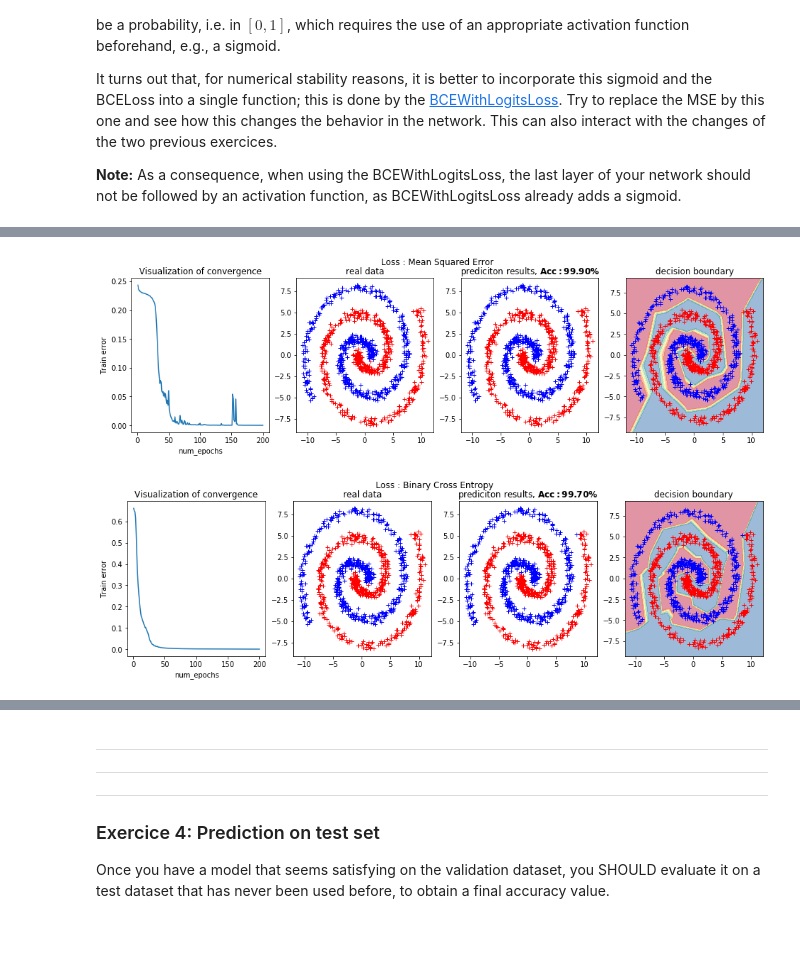
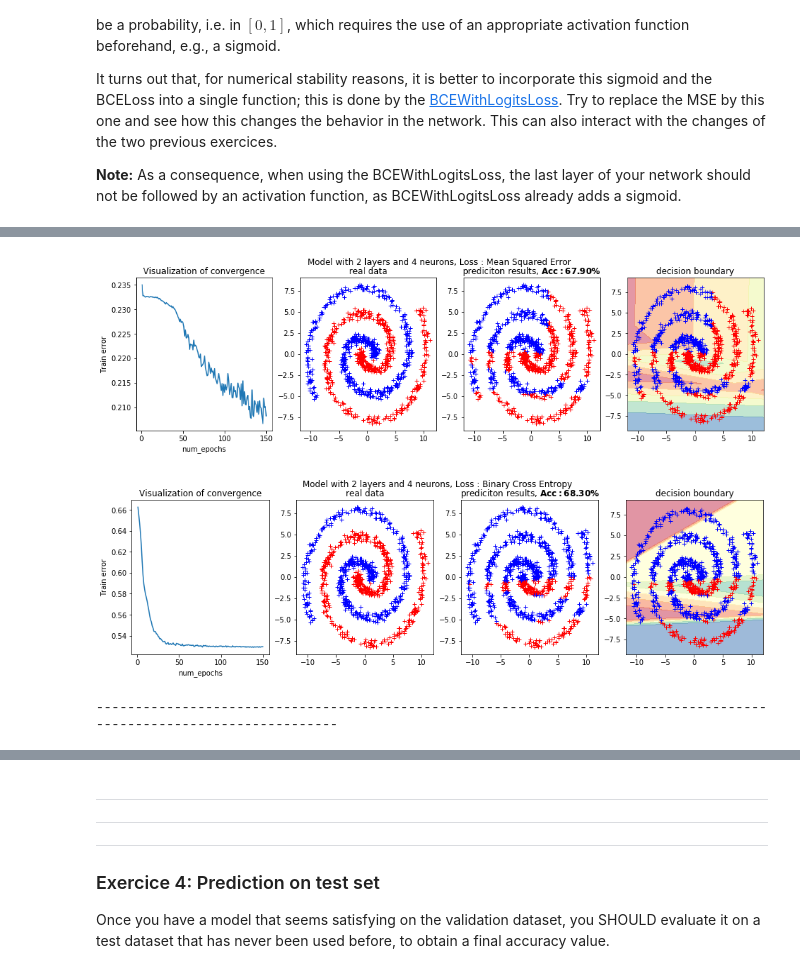
Before and after one commit to EmmanuelJhno/Advanced_Deep_Learning, a Jupyter notebook: Lab1/Training_binary_classification_model_with_pytorch.ipynb, the cells around one changed output, grey strips where cells are left out. Cells and saved outputs as stored; diff of their text form; code cells hidden in the pictures; blank space fills up the shorter version.

```diff
--- a/Lab1/Training_binary_classification_model_with_pytorch.ipynb
+++ b/Lab1/Training_binary_classification_model_with_pytorch.ipynb
@@ -279,0 +318,7 @@ class MultiLayerModel(nn.Module):
+# %%
+model.eval() # set the model to test mode
+with torch.no_grad():
+    y_pre = model(X_val).view(-1)
+acc = accuracy(y_val, y_pre, return_value=True)
+compare_pred(X_val, y_val, y_pre, model, train_error, accuracy=acc,
+                 title='{} hidden layers with {} neurons'.format(n_hidden_layers, n_neurons))
@@ -829,37 +951,48 @@ It turns out that, for numerical stability reasons, it is better to incorporate
 # %%
-#---------------------------------------------------------------------------------------- MSE
-criterion = nn.MSELoss()
-### Train the model
-model = MultiLayerModel(n_hidden_layers=3, n_neurons=7,
-                        hidden_activations=torch.relu, output_activation=torch.sigmoid)
-#print('The model used is :\n', model)
-optimizer = torch.optim.SGD(model.parameters(), lr=0.1)
-train_error = train(num_epochs, batch_size, criterion, optimizer, model, training_set, display=False)
+hidden_layers = [2, 2, 3, 3]
+neurons = [4, 7, 5, 10]
+for idx in range(len(neurons)):
+    #---------------------------------------------------------------------------------------- MSE
+    criterion = nn.MSELoss()
+    ### Train the model
+    model = MultiLayerModel(n_hidden_layers=hidden_layers[idx], n_neurons=neurons[idx],
+                            hidden_activations=torch.relu, output_activation=torch.sigmoid)
+    #print('The model used is :\n', model)
+    optimizer = torch.optim.SGD(model.parameters(), lr=0.1)
+    train_error = train(num_epochs, batch_size, criterion, optimizer, model, training_set, display=False)
 
-### Evaluate the model and plot the results
-model.eval() # set the model to test mode
-with torch.no_grad():
-    y_pre = model(X_val).view(-1)
-acc = accuracy(y_val, y_pre, return_value=True, display=False)
-compare_pred(X_val, y_val, y_pre, model, train_error, accuracy=acc, title='Loss : Mean Squared Error')
+    ### Evaluate the model and plot the results
+    model.eval() # set the model to test mode
+    with torch.no_grad():
+        y_pre = model(X_val).view(-1)
+    acc = accuracy(y_val, y_pre, return_value=True, display=False)
+    compare_pred(X_val, y_val, y_pre, model, train_error, accuracy=acc,
+                 title='Model with {} layers and {} neurons, Loss : Mean Squared Error'.format(hidden_layers[idx],
+                                                                                               neurons[idx]))
 
+    plt.show()
+    #---------------------------------------------------------------------------------------- BCE
+    criterion = nn.BCEWithLogitsLoss()
+    ### Train the model
+    model = MultiLayerModel(n_hidden_layers=hidden_layers[idx], n_neurons=neurons[idx],
+                            hidden_activations=torch.relu, output_activation=lambda x:x)
+    #print('The model used is :\n', model)
+    optimizer = torch.optim.Adagrad(model.parameters(), lr=0.1)
+    train_error = train(num_epochs, batch_size, criterion, optimizer, model, training_set, display=False)
 
-#---------------------------------------------------------------------------------------- BCE
-criterion = nn.BCEWithLogitsLoss()
-### Train the model
-model = MultiLayerModel(n_hidden_layers=3, n_neurons=7,
-                        hidden_activations=torch.relu, output_activation=lambda x:x)
-#print('The model used is :\n', model)
-optimizer = torch.optim.Adagrad(model.parameters(), lr=0.1)
-train_error = train(num_epochs, batch_size, criterion, optimizer, model, training_set, display=False)
+    ### Evaluate the model and plot the results
+    model.eval() # set the model to test mode
+    with torch.no_grad():
+        y_pre = model(X_val).view(-1)
+    acc = accuracy(y_val, y_pre, return_value=True, display=False)
+    compare_pred(X_val, y_val, y_pre, model, train_error, accuracy=acc,
+                 title='Model with {} layers and {} neurons, Loss : Binary Cross Entropy'.format(hidden_layers[idx],
+                                                                                                 neurons[idx]),
+                 no_sigmoid=True)
 
-### Evaluate the model and plot the results
-model.eval() # set the model to test mode
-with torch.no_grad():
-    y_pre = model(X_val).view(-1)
-acc = accuracy(y_val, y_pre, return_value=True, display=False)
-compare_pred(X_val, y_val, y_pre, model, train_error, accuracy=acc, title='Loss : Binary Cross Entropy',
-             no_sigmoid=True)
+    plt.show()
+    print('-'*117)
 # %% [output]
-[figure, old version]
+[figure, new version]
-[figure, old version]
+[figure, new version]
+---------------------------------------------------------------------------------------------------------------------
```
Also changed, not shown: parts of 15 cells of this notebook.
